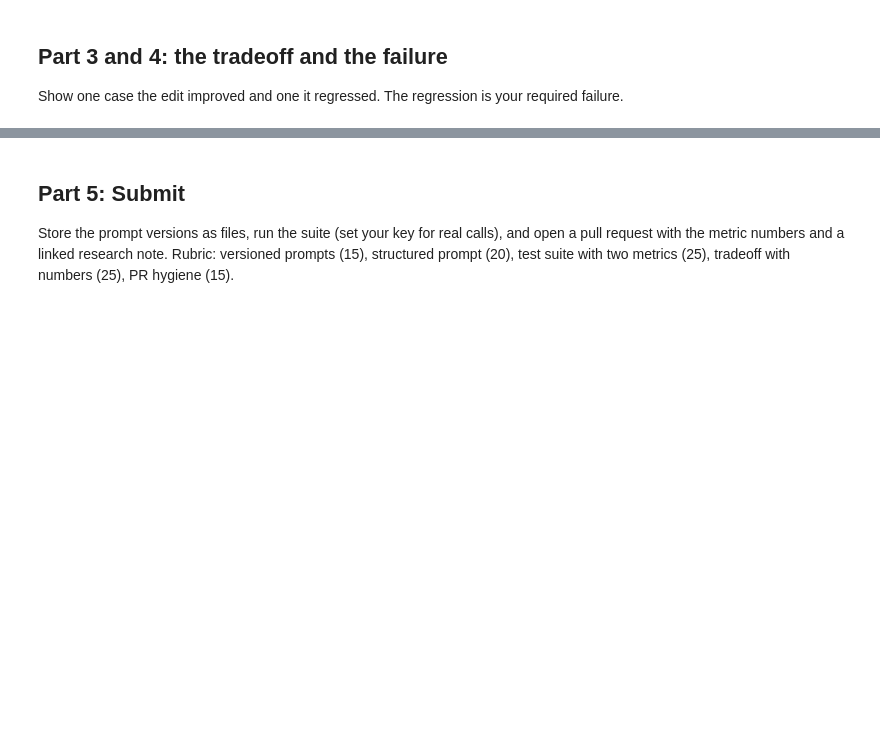
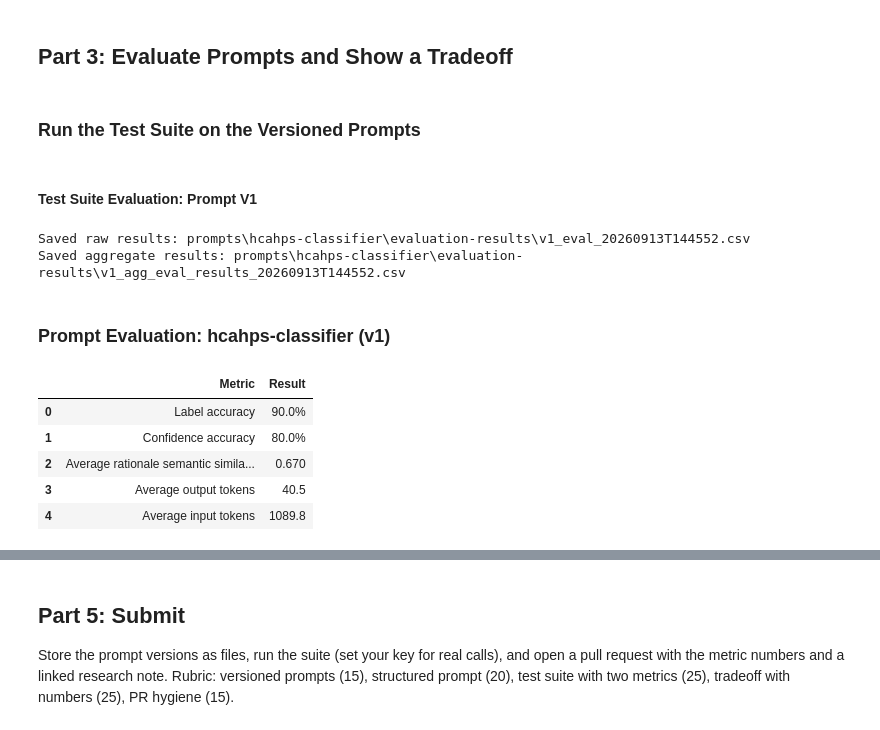
Before and after one commit to bretttay24/cosc-650-applied-llm-systems, a Jupyter notebook: week-3/week3_prompt_engineering.ipynb, the cells around one changed output, grey strips where cells are left out. Saved outputs shown, nothing was run; the diff lists cells and outputs as text; code cells hidden in the pictures; blank space fills up the shorter version.

```diff
--- a/week-3/week3_prompt_engineering.ipynb
+++ b/week-3/week3_prompt_engineering.ipynb
@@ -33,17 +121,5 @@ print('metrics ready (exact-match + semantic)')
 # %%
-PROMPT_V1 = 'Classify the ticket into one of: billing, technical, account, shipping. Return JSON {category, rationale}.'
-PROMPT_V2 = (PROMPT_V1 + ' Classify by the primary intent, not incidental words: if money is only context for a delivery problem, choose shipping.')
+# Load the custom loader for prompts
+from prompts.loader import load
 
-tests = [
-  {'id':1,'ticket':'I was charged twice this month, refund the duplicate.','cat':'billing','why':'duplicate charge'},
-  {'id':2,'ticket':'The app crashes when I tap export.','cat':'technical','why':'crash on a feature'},
-  {'id':3,'ticket':'I want to change my email but the save button does nothing.','cat':'account','why':'update profile detail'},
-  {'id':4,'ticket':'Tracking has not updated in four days.','cat':'shipping','why':'delivery tracking'},
-  {'id':5,'ticket':'Love the new dashboard, great work.','cat':'account','why':'feedback, no request'},
-  {'id':6,'ticket':'Password reset email never arrives.','cat':'account','why':'password reset'},
-  {'id':7,'ticket':'I paid for express but the box came late and crushed.','cat':'shipping','why':'delivery problem, money is context'},
-  {'id':8,'ticket':'Explain the tax line on my invoice.','cat':'billing','why':'invoice question'},
-  {'id':9,'ticket':'CSV import drops non-English rows.','cat':'technical','why':'import bug'},
-  {'id':10,'ticket':'Close my account and delete my data.','cat':'account','why':'account closure'},
-]
-print('prompt versions:', 2, '| test cases:', len(tests))
+PROMPT_V1 = load(name="hcahps-classifier", version="v1")
@@ -76,3 +481,2 @@ print(f'v1 exact-match {acc1:.0%}   v2 exact-match {acc2:.0%}')
 # %% [markdown]
-## Part 3 and 4: the tradeoff and the failure
-Show one case the edit improved and one it regressed. The regression is your required failure.
+## Part 3: Evaluate Prompts and Show a Tradeoff
@@ -86,0 +483,35 @@ for t in tests:
+# %% [markdown]
+### Run the Test Suite on the Versioned Prompts
+# %% [markdown]
+#### Test Suite Evaluation: Prompt V1
+# %%
+# === Score and unpack results of V1 prompt ===
+(
+    label_acc_v1,
+    confidence_acc_v1,
+    avg_semantic_similarity_v1,
+    avg_output_tokens_v1,
+    avg_input_tokens_v1,
+    aggregate_results_df_v1,
+    raw_results_df_v1,
+) = score(PROMPT_V1, tests)
+
+# === Display Aggregate Results ===
+display_results_table(
+    label_acc_v1,
+    confidence_acc_v1,
+    avg_semantic_similarity_v1,
+    avg_output_tokens_v1,
+    avg_input_tokens_v1,
+    aggregate_results_df_v1,
+)
+# %% [output]
+Saved raw results: prompts\hcahps-classifier\evaluation-results\v1_eval_20260913T144552.csv
+Saved aggregate results: prompts\hcahps-classifier\evaluation-results\v1_agg_eval_results_20260913T144552.csv
+### Prompt Evaluation: hcahps-classifier (v1)
+|  | Metric | Result |
+| 0 | Label accuracy | 90.0% |
+| 1 | Confidence accuracy | 80.0% |
+| 2 | Average rationale semantic simila... | 0.670 |
+| 3 | Average output tokens | 40.5 |
+| 4 | Average input tokens | 1089.8 |
```
Also changed, not shown: parts of 35 cells of this notebook, 8 other files.
